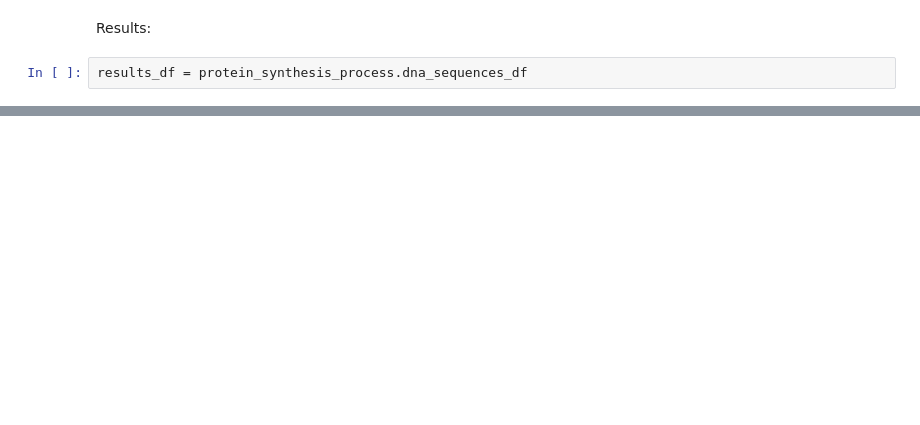
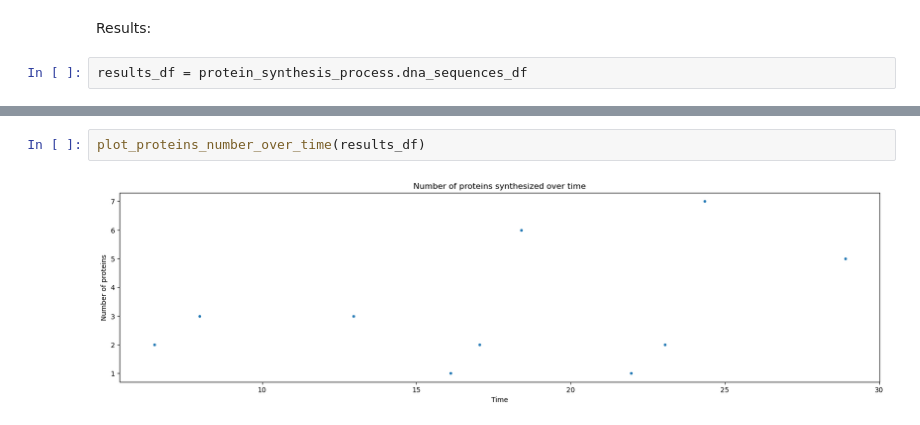
Before and after one commit to GiuliaGhisolfi/ProteinSynthesis, a Jupyter notebook: test.ipynb, the cells around one changed output, grey strips where cells are left out. Cells and saved outputs as stored; diff of their text form; blank space fills up the shorter version.

```diff
--- a/test.ipynb
+++ b/test.ipynb
@@ -128,0 +86,4 @@ plt.show()
+# %%
+plot_proteins_number_over_time(results_df)
+# %% [output]
+[figure, added]
```
Also changed, not shown: parts of 12 cells of this notebook, 8 other files.
